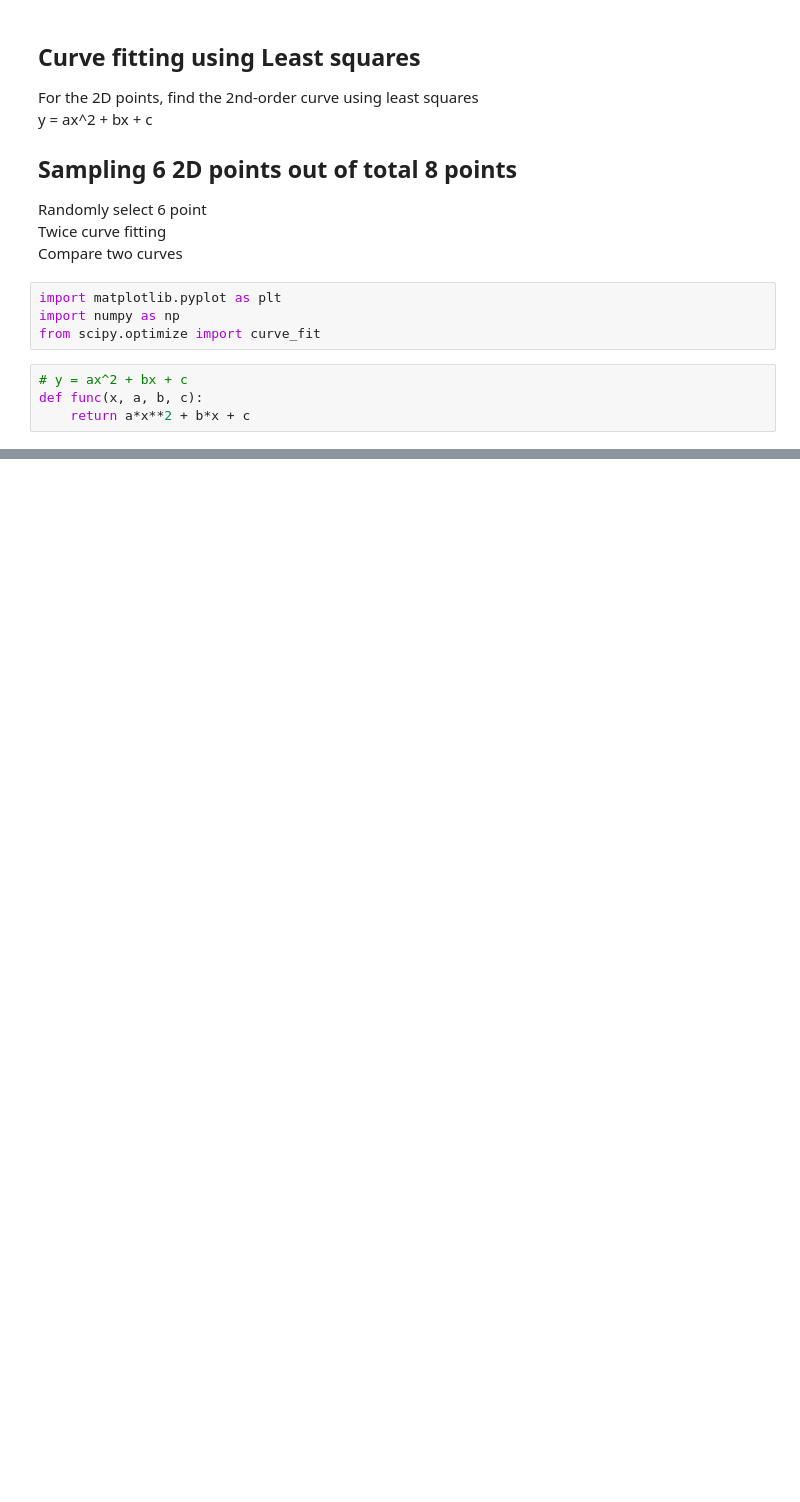
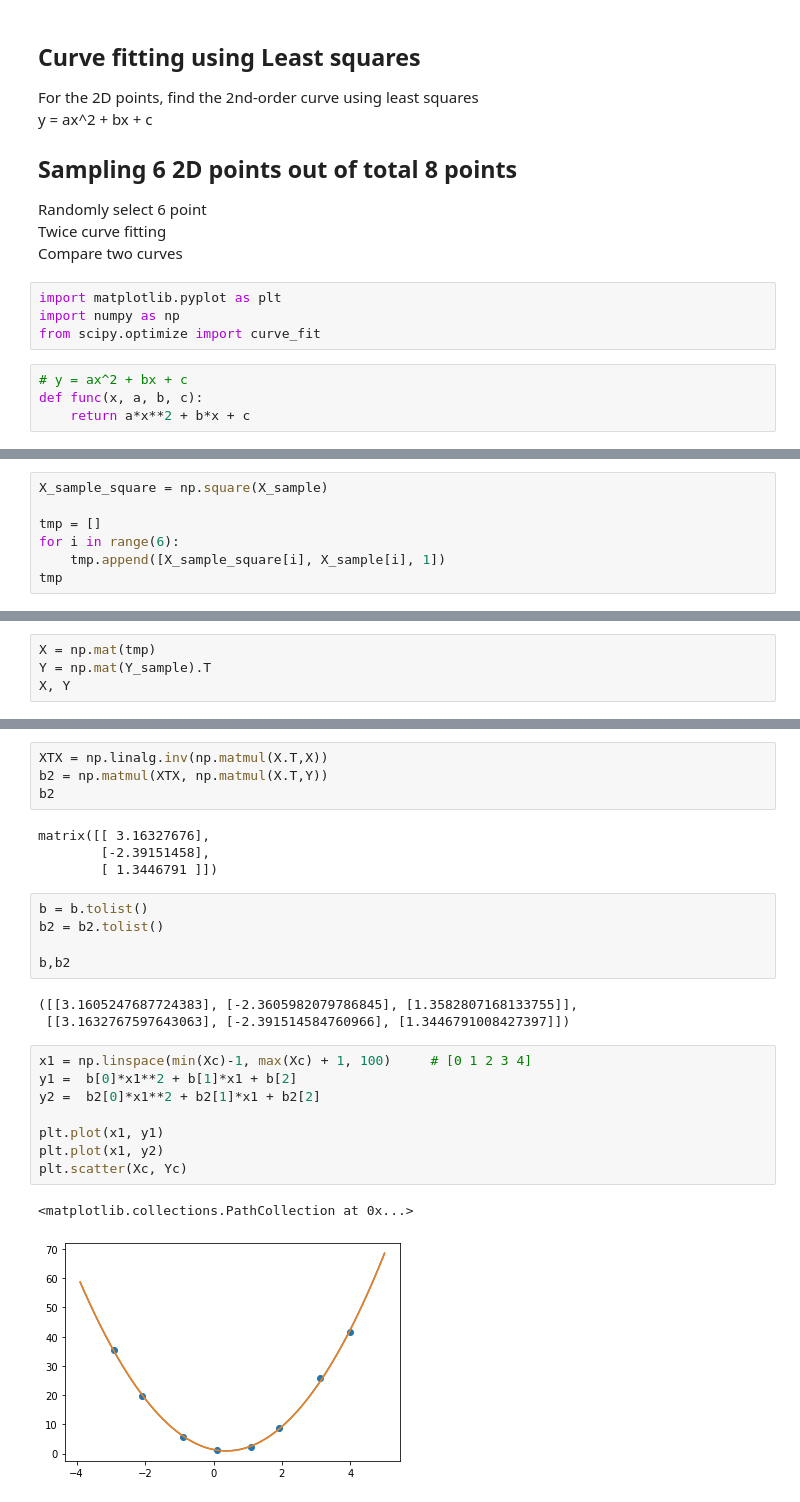
Before and after one commit to one-gidung/BigLeader_AI_Academy, a Jupyter notebook: 2021-07-06_HW.ipynb, the cells around one changed output, grey strips where cells are left out. Cells and saved outputs as stored; diff of their text form; blank space fills up the shorter version.

```diff
--- a/2021-07-06_HW.ipynb
+++ b/2021-07-06_HW.ipynb
@@ -31,0 +77,7 @@ data = np.square(x, y)
+# %%
+X_sample_square = np.square(X_sample)
+
+tmp = []
+for i in range(6):
+    tmp.append([X_sample_square[i], X_sample[i], 1])
+tmp
@@ -31,0 +91,4 @@ data = np.square(x, y)
+# %%
+X = np.mat(tmp)
+Y = np.mat(Y_sample).T
+X, Y
@@ -31,0 +108,27 @@ data = np.square(x, y)
+# %%
+XTX = np.linalg.inv(np.matmul(X.T,X))
+b2 = np.matmul(XTX, np.matmul(X.T,Y))
+b2
+# %% [output]
+matrix([[ 3.16327676],
+        [-2.39151458],
+        [ 1.3446791 ]])
+# %%
+b = b.tolist()
+b2 = b2.tolist()
+
+b,b2
+# %% [output]
+([[3.1605247687724383], [-2.3605982079786845], [1.3582807168133755]],
+ [[3.1632767597643063], [-2.391514584760966], [1.3446791008427397]])
+# %%
+x1 = np.linspace(min(Xc)-1, max(Xc) + 1, 100)     # [0 1 2 3 4]
+y1 =  b[0]*x1**2 + b[1]*x1 + b[2]
+y2 =  b2[0]*x1**2 + b2[1]*x1 + b2[2]
+
+plt.plot(x1, y1)
+plt.plot(x1, y2)
+plt.scatter(Xc, Yc)
+# %% [output]
+<matplotlib.collections.PathCollection at 0x...>
+[figure, added]
```
Also changed, not shown: parts of 9 cells of this notebook.
